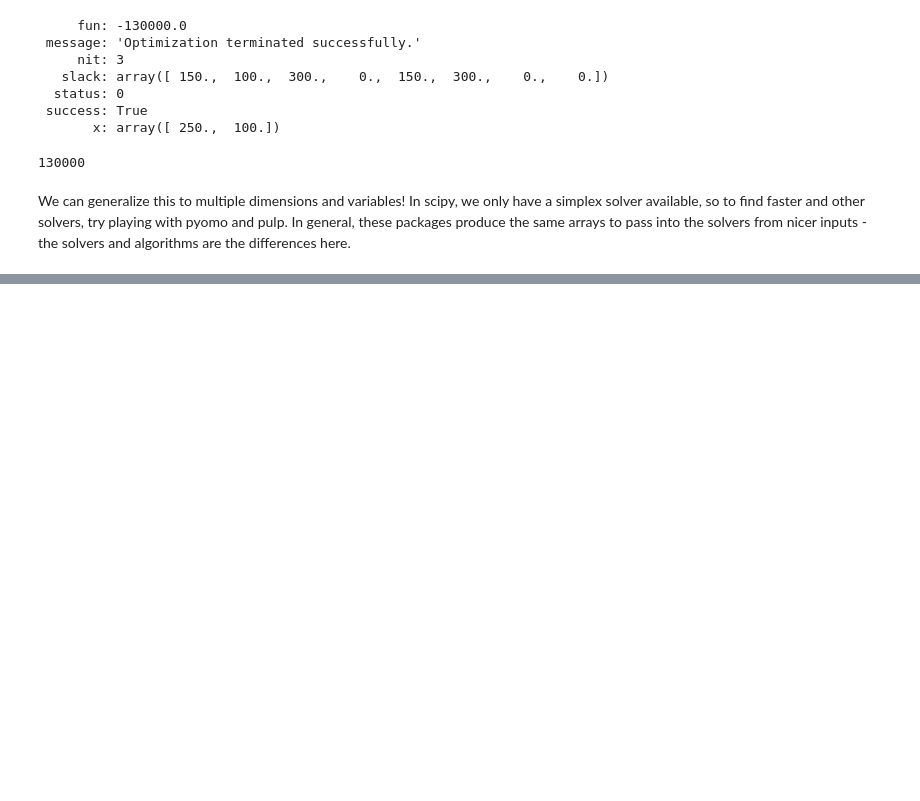
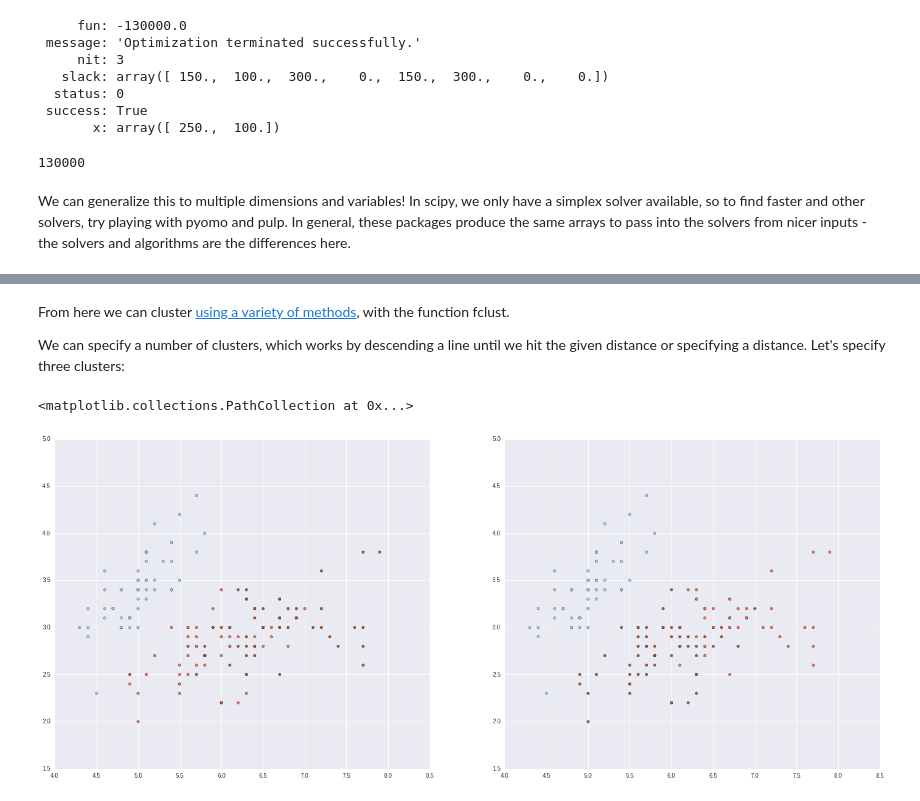
Before and after one commit to jeremycg/pythoncourse, a Jupyter notebook: _site/assets/notebooks/r&d/lesson 06.ipynb, the cells around one changed output, grey strips where cells are left out. Drawn from its saved outputs; the diff is of its cells as text; code cells hidden in the pictures; blank space fills up the shorter version.

```diff
--- a/_site/assets/notebooks/r&d/lesson 06.ipynb
+++ b/_site/assets/notebooks/r&d/lesson 06.ipynb
@@ -267,0 +354,15 @@ We can generalize this to multiple dimensions and variables! In scipy, we only h
+# %% [markdown]
+From here we can cluster [using a variety of methods](https://docs.scipy.org/doc/scipy/reference/generated/scipy.cluster.hierarchy.fcluster.html#scipy.cluster.hierarchy.fcluster), with the function fclust.
+
+We can specify a number of clusters, which works by descending a line until we hit the given distance or specifying a distance. Let's specify three clusters:
+# %%
+out = fcluster(linkagemat, 3, criterion='maxclust')
+#and plot
+fig = plt.figure(figsize=(25, 10))
+ax1 = fig.add_subplot(1,2,1)
+ax2 = fig.add_subplot(1,2,2)
+ax1.scatter(dat[:, 0], dat[:, 1], c = target, cmap=plt.cm.Paired)
+ax2.scatter(dat[:, 0], dat[:, 1], c = out, cmap=plt.cm.Paired)
+# %% [output]
+<matplotlib.collections.PathCollection at 0x...>
+[figure, added]
```
Also changed, not shown: parts of 15 cells of this notebook, 6 other files.
